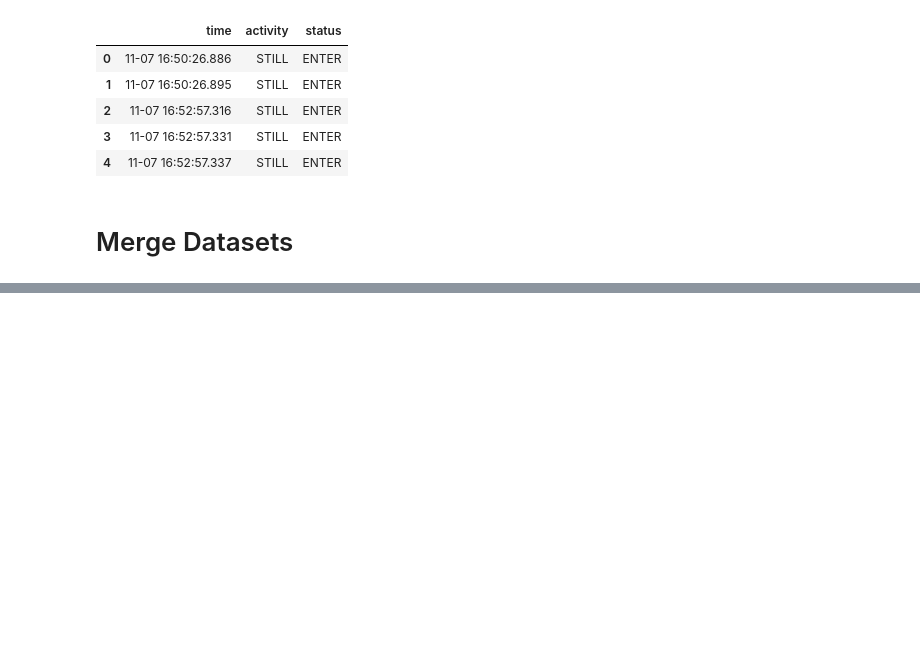
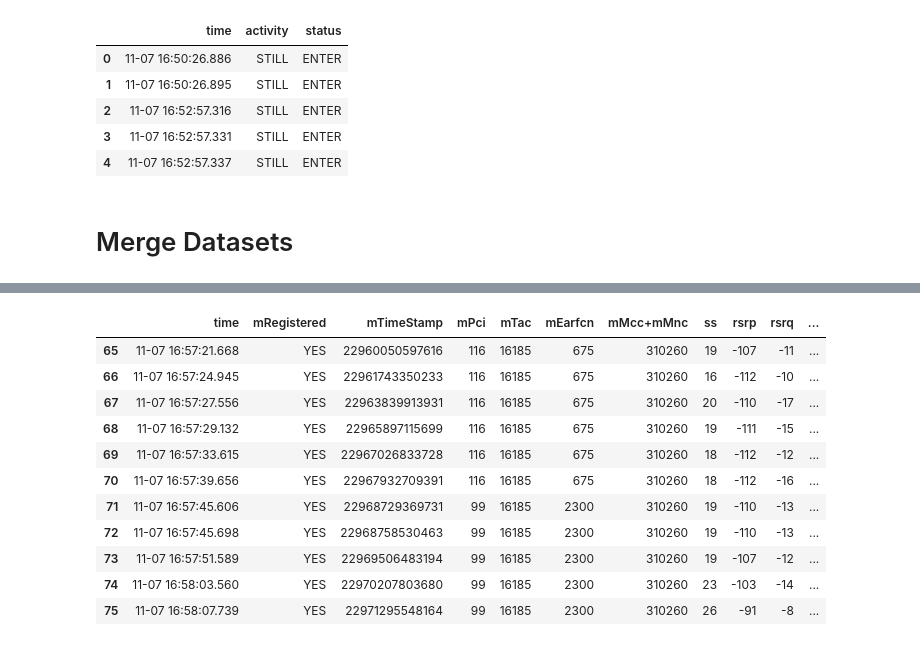
Before and after one commit to albertjstanley/handover-prediction, a Jupyter notebook: merge_signal_and_activity.ipynb, the cells around one changed output, grey strips where cells are left out. Saved outputs shown, nothing was run; the diff lists cells and outputs as text; code cells hidden in the pictures; blank space fills up the shorter version.

```diff
--- a/merge_signal_and_activity.ipynb
+++ b/merge_signal_and_activity.ipynb
@@ -92,0 +175,15 @@ merged_df.head()
+# %%
+merged_registered_df.loc[65:75]
+# %% [output]
+|  | time | mRegistered | mTimeStamp | mPci | mTac | mEarfcn | mMcc+mMnc | ss | rsrp | rsrq | ... |
+| 65 | 11-07 16:57:21.668 | YES | 22960050597616 | 116 | 16185 | 675 | 310260 | 19 | -107 | -11 | ... |
+| 66 | 11-07 16:57:24.945 | YES | 22961743350233 | 116 | 16185 | 675 | 310260 | 16 | -112 | -10 | ... |
+| 67 | 11-07 16:57:27.556 | YES | 22963839913931 | 116 | 16185 | 675 | 310260 | 20 | -110 | -17 | ... |
+| 68 | 11-07 16:57:29.132 | YES | 22965897115699 | 116 | 16185 | 675 | 310260 | 19 | -111 | -15 | ... |
+| 69 | 11-07 16:57:33.615 | YES | 22967026833728 | 116 | 16185 | 675 | 310260 | 18 | -112 | -12 | ... |
+| 70 | 11-07 16:57:39.656 | YES | 22967932709391 | 116 | 16185 | 675 | 310260 | 18 | -112 | -16 | ... |
+| 71 | 11-07 16:57:45.606 | YES | 22968729369731 | 99 | 16185 | 2300 | 310260 | 19 | -110 | -13 | ... |
+| 72 | 11-07 16:57:45.698 | YES | 22968758530463 | 99 | 16185 | 2300 | 310260 | 19 | -110 | -13 | ... |
+| 73 | 11-07 16:57:51.589 | YES | 22969506483194 | 99 | 16185 | 2300 | 310260 | 19 | -107 | -12 | ... |
+| 74 | 11-07 16:58:03.560 | YES | 22970207803680 | 99 | 16185 | 2300 | 310260 | 23 | -103 | -14 | ... |
+| 75 | 11-07 16:58:07.739 | YES | 22971295548164 | 99 | 16185 | 2300 | 310260 | 26 | -91 | -8 | ... |
```
Also changed, not shown: parts of 11 cells of this notebook, 3 other files.
